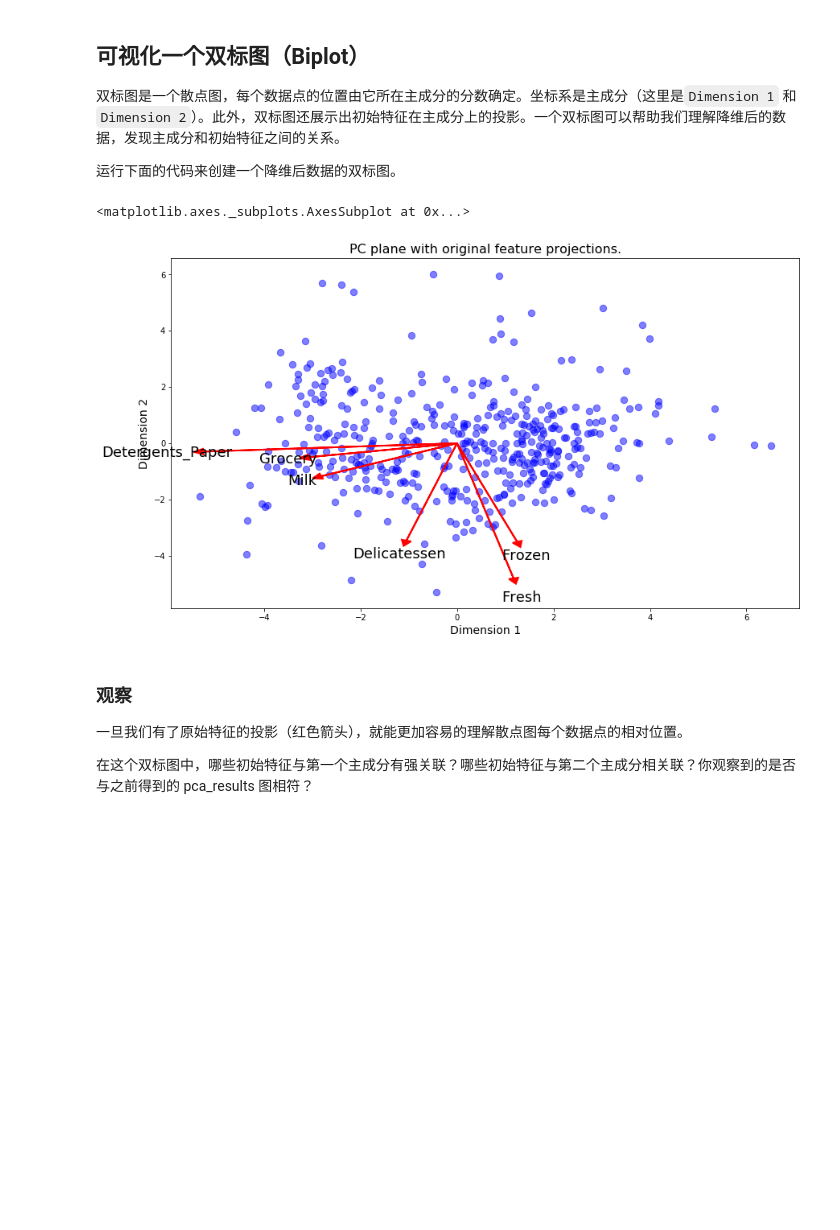
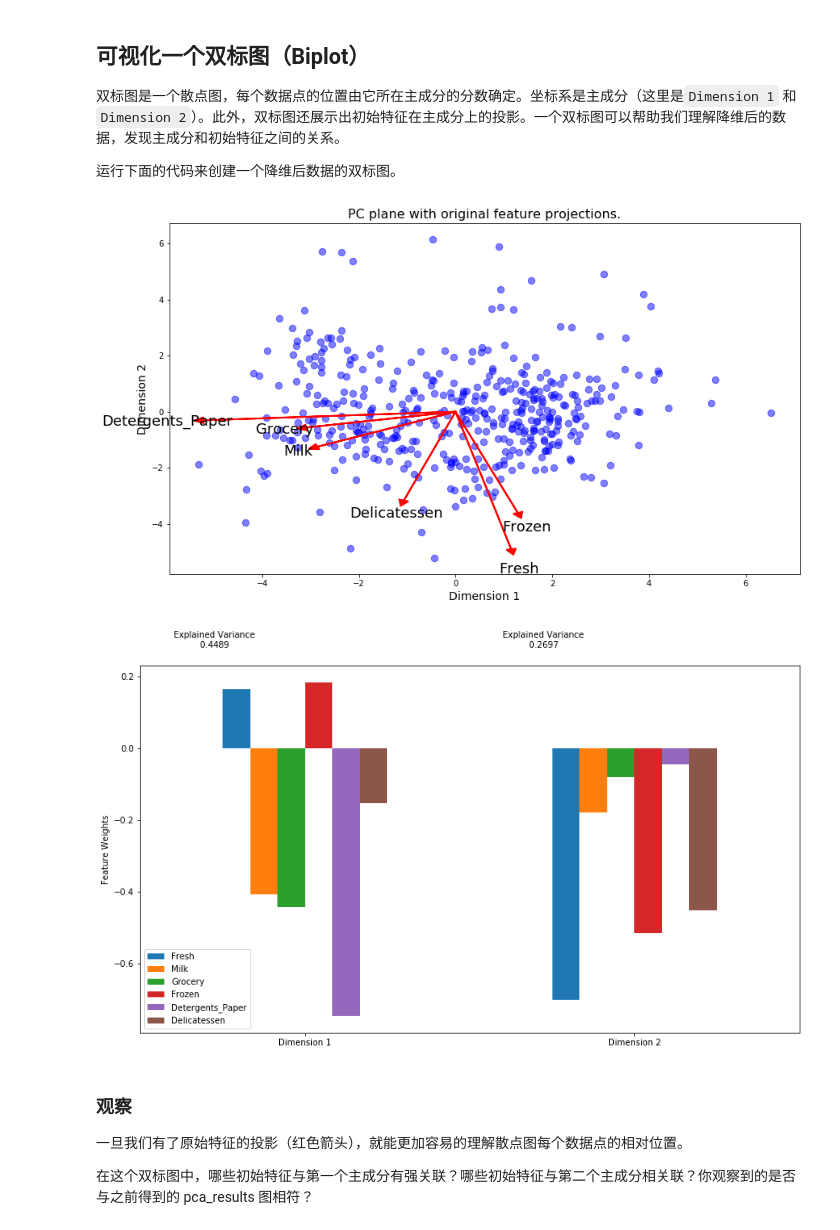
Before and after one commit to agassi4013/MLND_customer_segments, a Jupyter notebook: customer_segments.ipynb, the cells around one changed output. Saved outputs shown, nothing was run; the diff lists cells and outputs as text; code cells hidden in the pictures; blank space fills up the shorter version.

```diff
--- a/customer_segments.ipynb
+++ b/customer_segments.ipynb
@@ -203,6 +203,8 @@ display(log_samples)
 # %%
 get_outliers = np.array([], dtype='int64')
 # 对于每一个特征，找到值异常高或者是异常低的数据点
+outliers = []
+tukey_count = np.zeros(data.shape[0]) # 初始化一個 mask
 for feature in log_data.keys():
 
     # TODO：计算给定特征的Q1（数据的25th分位点）
@@ -216,17 +218,15 @@ for feature in log_data.keys():
 
     # 显示异常点
     print "Data points considered outliers for the feature '{}':".format(feature)
-    outlier_data=log_data[~((log_data[feature] >= Q1 - step) & (log_data[feature] <= Q3 + step))]
-    #display(log_data[~((log_data[feature] >= Q1 - step) & (log_data[feature] <= Q3 + step))])
+    tukey = ~((log_data[feature] >= Q1 - step) & (log_data[feature] <= Q3 + step))
+    outlier_data=log_data[tukey]
     display(outlier_data)
     get_outliers=np.append(get_outliers,outlier_data.index)
+    tukey_count += tukey.astype(int)
 
 # 可选：选择你希望移除的数据点的索引
-outcount=np.bincount(get_outliers)
-outliers = []
-for i in range(len(outcount)):
-    if outcount[i]>1:
-        outliers.append(i)
+outliers = np.where(tukey_count > 1)[0]
+outliers = np.append(outliers,[109,142,161,187])
 print outliers
 
 # 如果选择了的话，移除异常点
@@ -394,9 +396,10 @@ display(pd.DataFrame(np.round(pca_samples, 4), columns = ['Dimension 1', 'Dimens
 # %%
 # Create a biplot
 vs.biplot(good_data, reduced_data, pca)
+pca_results = vs.pca_results(good_data, pca)
 # %% [output]
-<matplotlib.axes._subplots.AxesSubplot at 0x...>
-[figure, old version]
+[figure, new version]
+[figure, added]
 # %% [markdown]
 ### 观察
 
```
Also changed, not shown: parts of 14 cells of this notebook, 1 other file.
